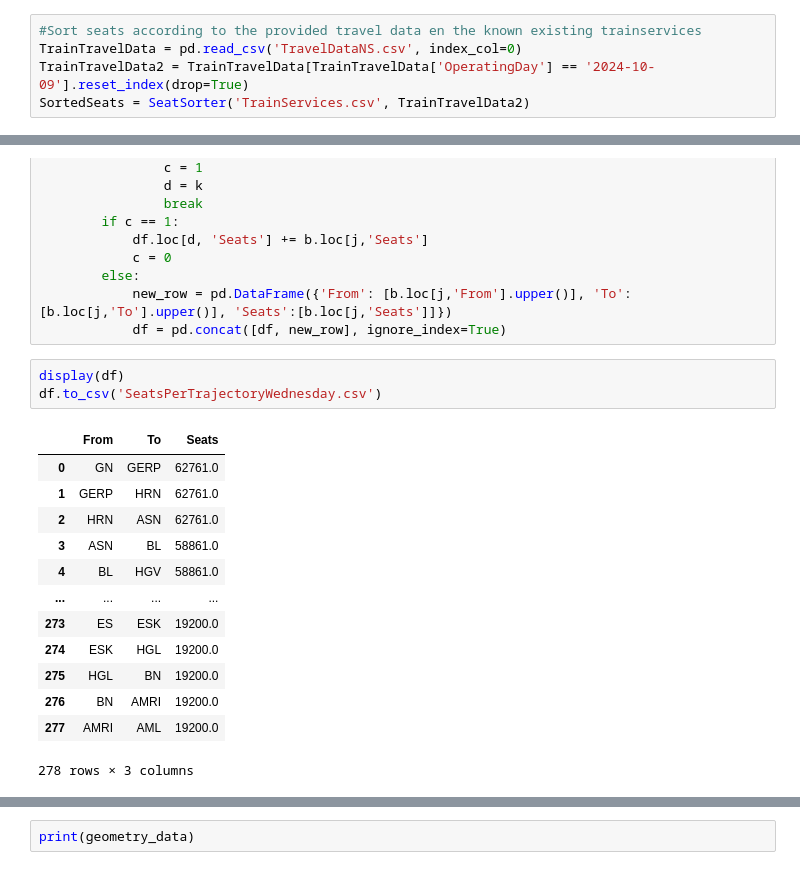
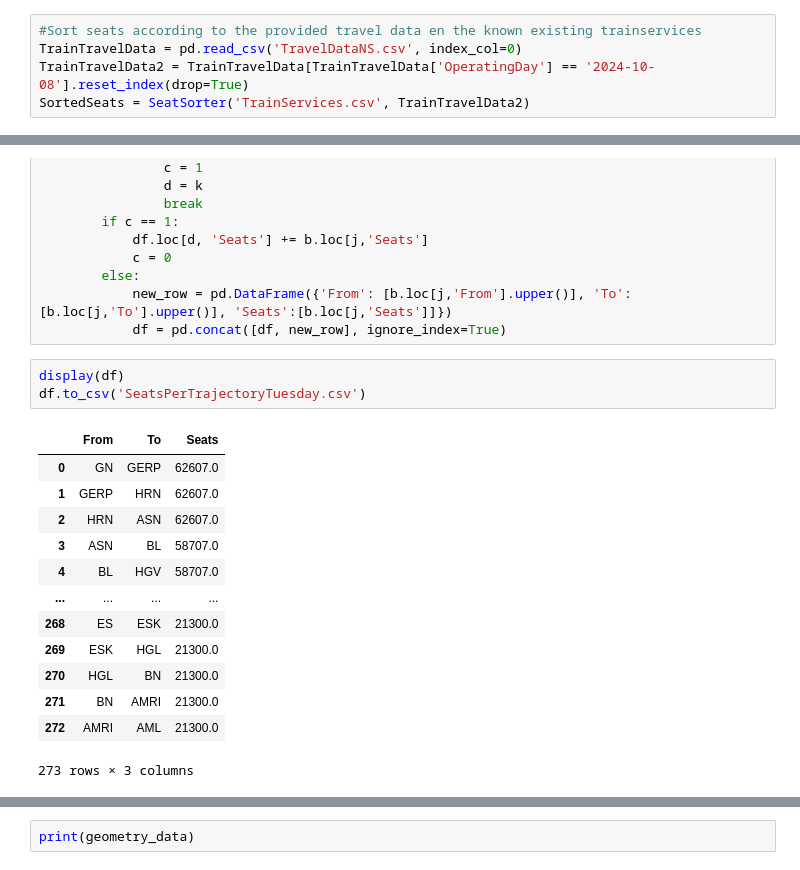
Before and after one commit to mathijsmarkus/python_group_assignment, a Jupyter notebook: Hoofd Notebook.ipynb, the cells around one changed output, grey strips where cells are left out. Drawn from its saved outputs; the diff is of its cells as text.

```diff
--- a/Hoofd Notebook.ipynb
+++ b/Hoofd Notebook.ipynb
@@ -191,7 +191,7 @@ TravelData.to_csv('TravelDataNS.csv')
 # %%
 #Sort seats according to the provided travel data en the known existing trainservices
 TrainTravelData = pd.read_csv('TravelDataNS.csv', index_col=0)
-TrainTravelData2 = TrainTravelData[TrainTravelData['OperatingDay'] == '2024-10-09'].reset_index(drop=True)
+TrainTravelData2 = TrainTravelData[TrainTravelData['OperatingDay'] == '2024-10-08'].reset_index(drop=True)
 SortedSeats = SeatSorter('TrainServices.csv', TrainTravelData2)
 # %%
 #de dataframe met totale aantal stoelen per stukje route maken
@@ -221,21 +221,21 @@ for i in SortedSeats.keys():
             df = pd.concat([df, new_row], ignore_index=True)
 # %%
 display(df)
-df.to_csv('SeatsPerTrajectoryWednesday.csv')
+df.to_csv('SeatsPerTrajectoryTuesday.csv')
 # %% [output]
 |  | From | To | Seats |
-| 0 | GN | GERP | 62761.0 |
-| 1 | GERP | HRN | 62761.0 |
-| 2 | HRN | ASN | 62761.0 |
-| 3 | ASN | BL | 58861.0 |
-| 4 | BL | HGV | 58861.0 |
+| 0 | GN | GERP | 62607.0 |
+| 1 | GERP | HRN | 62607.0 |
+| 2 | HRN | ASN | 62607.0 |
+| 3 | ASN | BL | 58707.0 |
+| 4 | BL | HGV | 58707.0 |
 | ... | ... | ... | ... |
-| 273 | ES | ESK | 19200.0 |
-| 274 | ESK | HGL | 19200.0 |
-| 275 | HGL | BN | 19200.0 |
-| 276 | BN | AMRI | 19200.0 |
-| 277 | AMRI | AML | 19200.0 |
+| 268 | ES | ESK | 21300.0 |
+| 269 | ESK | HGL | 21300.0 |
+| 270 | HGL | BN | 21300.0 |
+| 271 | BN | AMRI | 21300.0 |
+| 272 | AMRI | AML | 21300.0 |
-278 rows × 3 columns
+273 rows × 3 columns
 # %%
 # Prompt for the SubscriptionKey before starting the loop
 SubscriptionKey = input('Please enter your SubscriptionKey: ')
```
Also changed, not shown: parts of 4 cells of this notebook.
